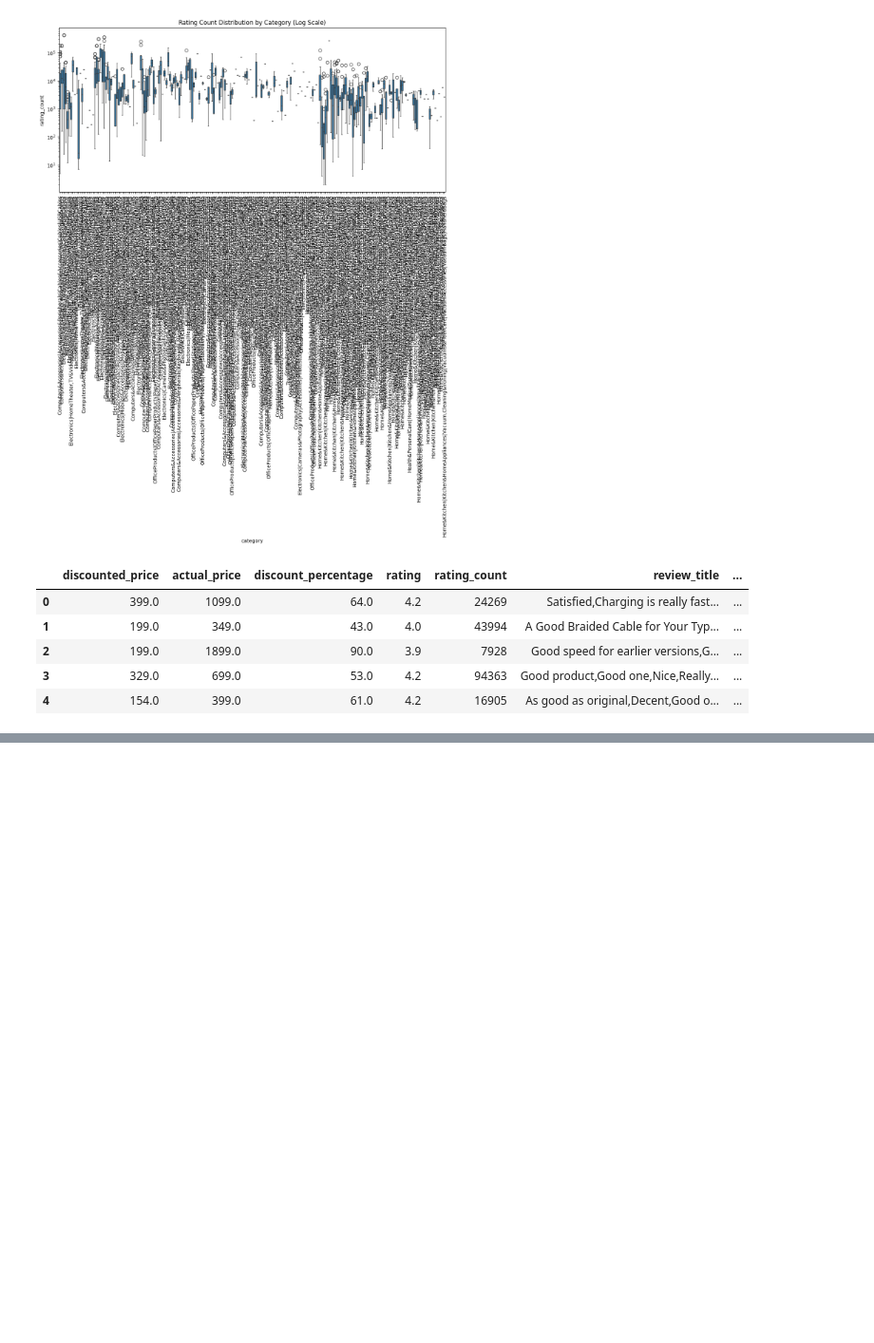
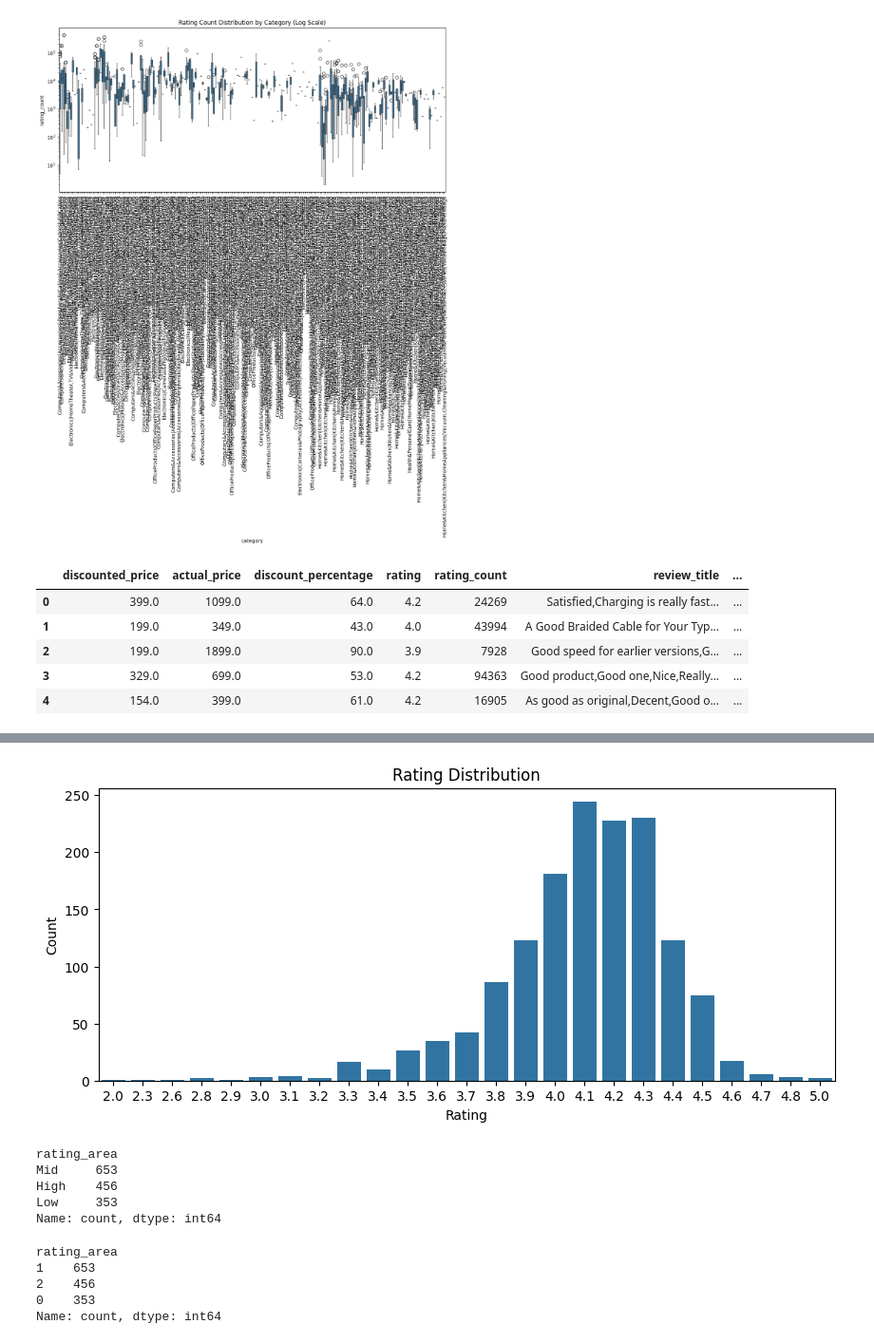
Before and after one commit to user-hjjoo/dacos-team3-toyproject, a Jupyter notebook: notebooks/01_edaNprocessing.ipynb, the cells around one changed output, grey strips where cells are left out. Shown at 95% size. Cells and saved outputs as stored; diff of their text form; code cells hidden in the pictures; blank space fills up the shorter version.

```diff
--- a/notebooks/01_edaNprocessing.ipynb
+++ b/notebooks/01_edaNprocessing.ipynb
@@ -207,0 +248,8 @@ df.head()
+# %%
+df['rating'] = (
+    df['rating']
+        .replace('|', None, regex=False)
+        .astype(float)
+)
+df = df.dropna(subset=['rating'])
+print(df.shape)
@@ -207,0 +278,54 @@ df.head()
+# %%
+# rating 분포 시각화
+import matplotlib.pyplot as plt
+import seaborn as sns
+
+rating_counts = df['rating'].value_counts().sort_index()
+
+plt.figure(figsize=(10, 4))
+sns.barplot(x=rating_counts.index, y=rating_counts.values)
+plt.title('Rating Distribution')
+plt.xlabel('Rating')
+plt.ylabel('Count')
+plt.show()
+# %% [output]
+[figure, added]
+# %%
+# count 균형을 최대한 고려하여 Low/Mid/High 결정
+# Low : ~3.9
+# Mid : 4.0 ~ 4.2
+# High : 4.3 ~
+# 타깃이 될 평점 등급 피처 rating_area 생성
+
+def assign_rating_area(rating):
+  if rating <= 3.9:
+    return 'Low'
+  elif rating <= 4.2:
+    return 'Mid'
+  else:
+    return 'High'
+
+
+df['rating_area'] = df['rating'].apply(assign_rating_area)
+print(df['rating_area'].value_counts())
+
+# Low  : 353개 (24%)
+# Mid  : 653개 (45%)
+# High : 456개 (31%)
+# %% [output]
+rating_area
+Mid     653
+High    456
+Low     353
+Name: count, dtype: int64
+# %%
+# rating_area 매핑 (문자열의 정수화)
+rating_map = {'Low' : 0, 'Mid' : 1, 'High' : 2}
+df['rating_area'] = df['rating_area'].map(rating_map)
+print(df['rating_area'].value_counts())
+# %% [output]
+rating_area
+1    653
+2    456
+0    353
+Name: count, dtype: int64
```
Also changed, not shown: parts of 5 cells of this notebook.
